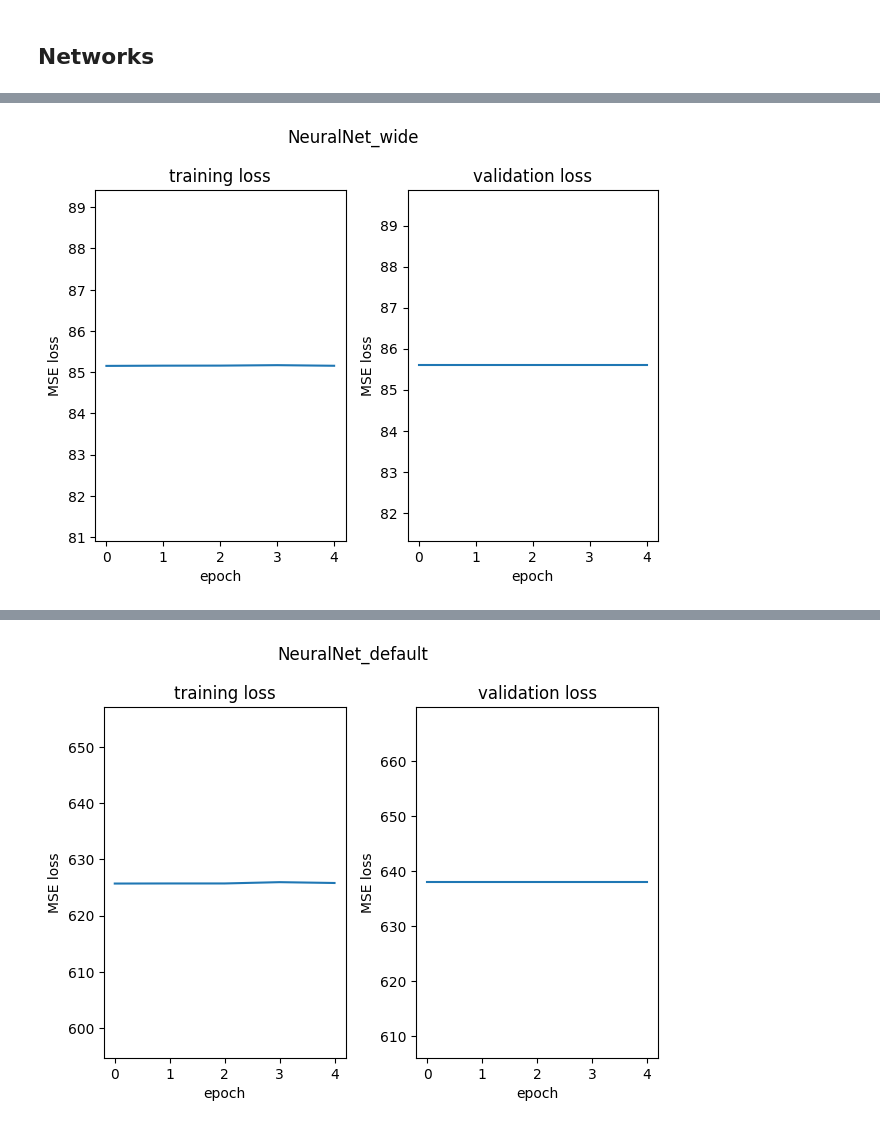
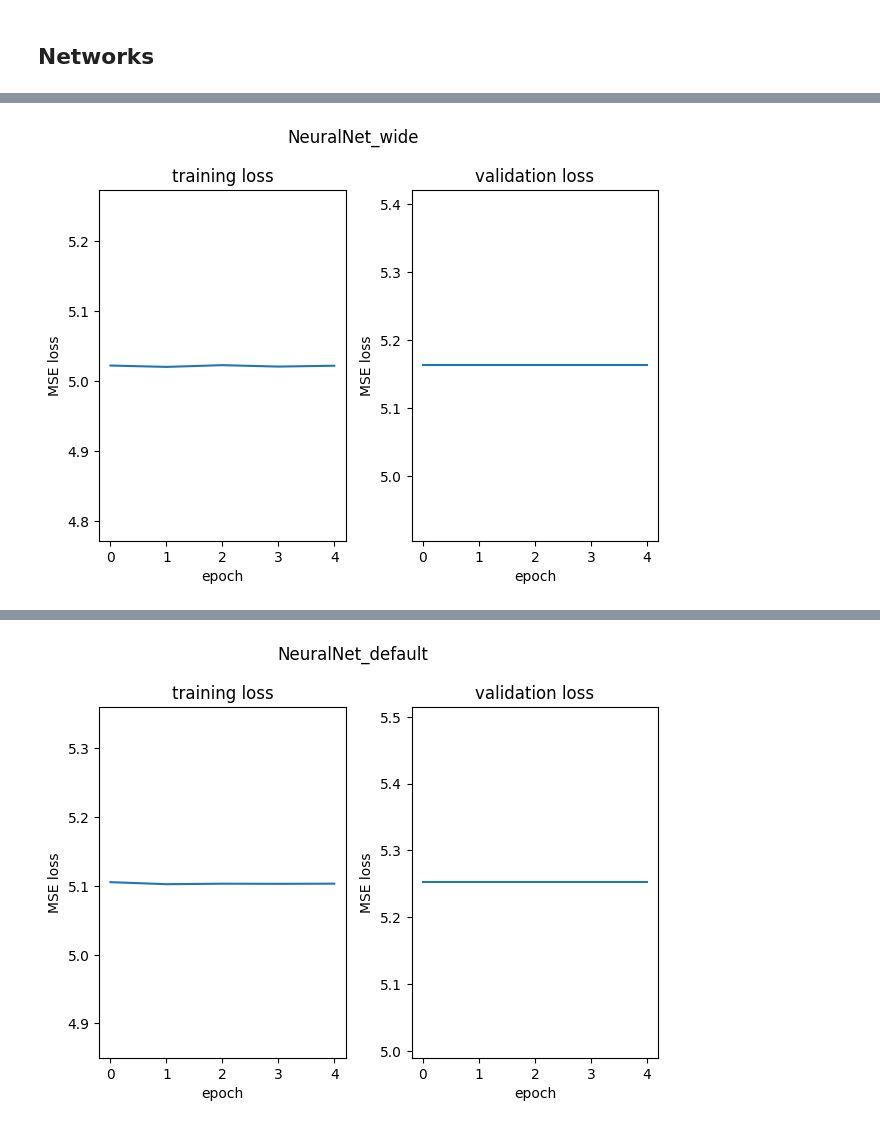
Before and after one commit to LHoeber/Deep_Learning, a Jupyter notebook: main.ipynb, the cells around one changed output, grey strips where cells are left out. Saved outputs shown, nothing was run; the diff lists cells and outputs as text; code cells hidden in the pictures.

```diff
--- a/main.ipynb
+++ b/main.ipynb
@@ -40,7 +40,7 @@ Requirement already satisfied: MarkupSafe>=2.0 in c:\users\lhoeb\miniconda3\envs
 Requirement already satisfied: mpmath<1.4,>=1.1.0 in c:\users\lhoeb\miniconda3\envs\deeplearning\lib\site-packages (from sympy->torch==2.4.1->-r requirements.txt (line 6)) (1.3.0)
 Note: you may need to restart the kernel to use updated packages.
 # %%
-ONLY_TRAINING_SET = True
+ONLY_TRAINING_SET = False
 #a.) Investigating the dataset
 
 all_sets = [X_train,y_train,X_validation,y_validation,X_test,y_test]
@@ -83,7 +83,7 @@ for set, name in zip(all_sets[0::2],all_sets_names[0::2]):
 #Normalizing data
 
 #fitting the scalers first on the training set and then applying same scalings to the validation and test set
-normalized_sets = all_sets.copy()
+normalized_sets = []
 standard_dist_scaler_1 = StandardScaler()
 standard_dist_scaler_1.fit(X_train)
 X_train_standard = standard_dist_scaler_1.transform(X_train)
@@ -103,7 +103,8 @@ for i,set in enumerate(all_sets[0::2]):
     norm_set = standard_dist_scaler_1.transform(set)
     #norm_set = min_max_scaler.transform(norm_set)
     #norm_set = standard_dist_scaler_2.transform(norm_set)
-    normalized_sets[i] = norm_set
+    print(f"index: {i*2}")
+    normalized_sets.append(norm_set)
 
     # new_set = np.zeros_like(set)
     # for col in range(len(features)):
@@ -216,9 +244,13 @@ def train_model(model, train_loader, val_loader, device, optimizer=None, num_epo
     return train_losses_all, val_losses_all
 # %%
 #evaluation of the different models
-X_train_torch = torch.tensor(X_train,dtype=torch.float32)
+X_train_norm = normalized_sets[0]
+X_val_norm = normalized_sets[1]
+X_test_norm = normalized_sets[2]
+
+X_train_torch = torch.tensor(X_train_norm,dtype=torch.float32)
 y_train_torch = torch.tensor(y_train.reshape((len(y_train),1)),dtype=torch.float32)
-X_validation_torch = torch.tensor(X_validation,dtype=torch.float32)
+X_validation_torch = torch.tensor(X_val_norm,dtype=torch.float32)
 y_validation_torch = torch.tensor(y_validation.reshape((len(y_validation),1)),dtype=torch.float32)
 
 train_dataset = torch.utils.data.TensorDataset(X_train_torch,y_train_torch)
@@ -294,3 +326,3 @@ Validation loss for epoch: 85.5955)
-[figure, old version]
+[figure, new version]
 NeuralNet_default
 -------------------- Epoch 0 --------------------
@@ -315,3 +347,3 @@ Validation loss for epoch: 637.9606)
-[figure, old version]
+[figure, new version]
 NeuralNet_deep_wider
 -------------------- Epoch 0 --------------------
```
Also changed, not shown: parts of 2 cells of this notebook, 2 other files.
